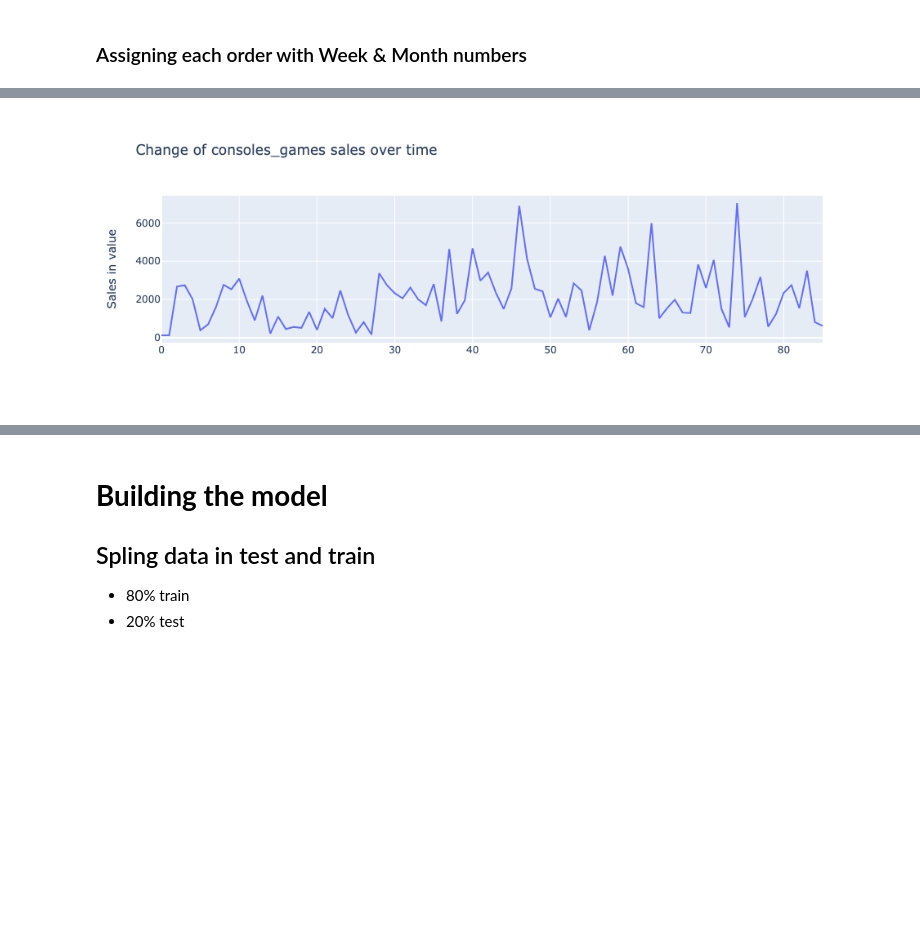
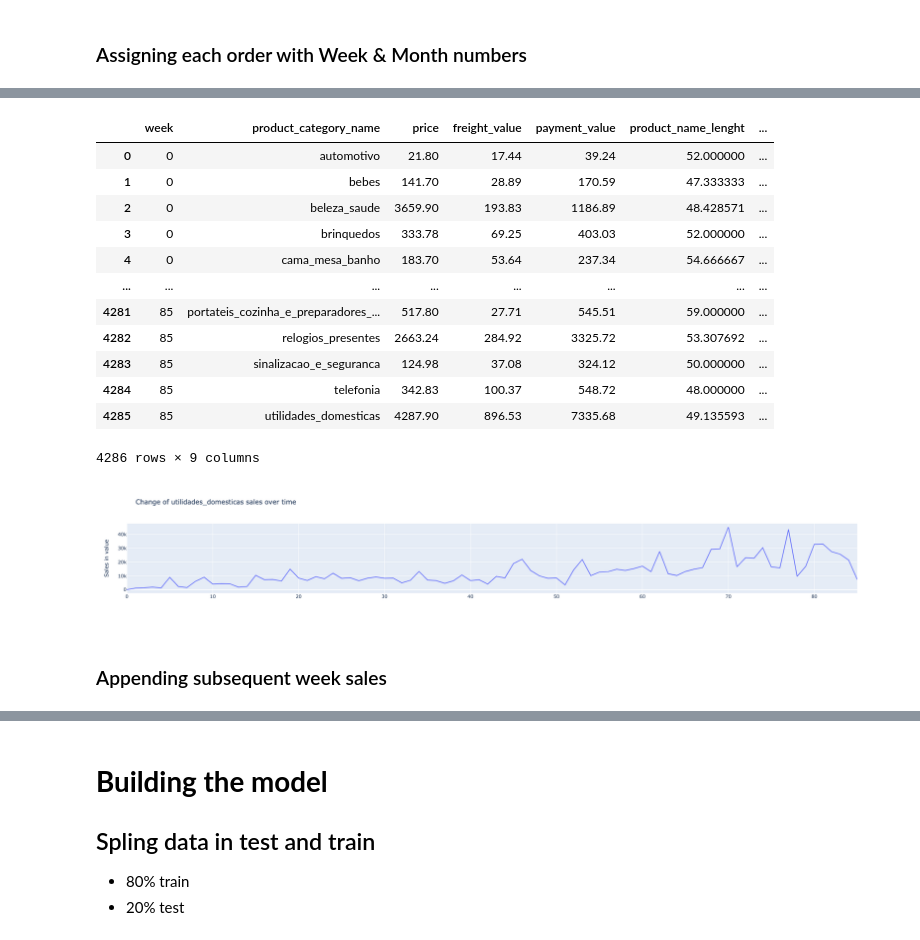
Before and after one commit to SoloSynth1/notebooks, a Jupyter notebook: DecisionTreeRegressor.ipynb, the cells around one changed output, grey strips where cells are left out. Saved outputs shown, nothing was run; the diff lists cells and outputs as text; code cells hidden in the pictures; blank space fills up the shorter version.

```diff
--- a/DecisionTreeRegressor.ipynb
+++ b/DecisionTreeRegressor.ipynb
@@ -431,6 +436,0 @@ df_train
-# %%
-selected_metric = 'week'
-dropped_metrics = 'month'
-
-df_train = df_train.groupby([selected_metric, 'product_category_name'], as_index=False).sum()
-df_train = df_train.drop(dropped_metrics, axis=1)
@@ -457,0 +437,5 @@ print(yhat)
+# %%
+sum_features = ['price', 'freight_value', 'payment_value']
+
+df_train_sum_cols = df_train.groupby(['week', 'product_category_name'], as_index=False)[sum_features].sum()
+df_train_sum_cols
@@ -457,0 +475,3 @@ print(yhat)
+# %%
+df_train_mean_cols = df_train.groupby(['week', 'product_category_name'], as_index=False)[['product_name_lenght', 'product_photos_qty', 'payment_sequential', 'payment_installments']].mean()
+df_train_mean_cols
@@ -458,7 +494,28 @@ print(yhat)
+# %%
+df_train = df_train_sum_cols.merge(df_train_mean_cols)
+df_train
+# %% [output]
+|  | week | product_category_name | price | freight_value | payment_value | product_name_lenght | ... |
+| 0 | 0 | automotivo | 21.80 | 17.44 | 39.24 | 52.000000 | ... |
+| 1 | 0 | bebes | 141.70 | 28.89 | 170.59 | 47.333333 | ... |
+| 2 | 0 | beleza_saude | 3659.90 | 193.83 | 1186.89 | 48.428571 | ... |
+| 3 | 0 | brinquedos | 333.78 | 69.25 | 403.03 | 52.000000 | ... |
+| 4 | 0 | cama_mesa_banho | 183.70 | 53.64 | 237.34 | 54.666667 | ... |
+| ... | ... | ... | ... | ... | ... | ... | ... |
+| 4281 | 85 | portateis_cozinha_e_preparadores_... | 517.80 | 27.71 | 545.51 | 59.000000 | ... |
+| 4282 | 85 | relogios_presentes | 2663.24 | 284.92 | 3325.72 | 53.307692 | ... |
+| 4283 | 85 | sinalizacao_e_seguranca | 124.98 | 37.08 | 324.12 | 50.000000 | ... |
+| 4284 | 85 | telefonia | 342.83 | 100.37 | 548.72 | 48.000000 | ... |
+| 4285 | 85 | utilidades_domesticas | 4287.90 | 896.53 | 7335.68 | 49.135593 | ... |
+4286 rows × 9 columns
 # %%
+selected_category = 'utilidades_domesticas'
+
 df_cat = select_category_df(df_train, selected_category, 'week')
 fig = plot_sales_over_time(df_cat, selected_category, 'week')
 
 fig.show()
 # %% [output]
-[figure, old version]
+[figure, new version]
+# %% [markdown]
+### Appending subsequent week sales
```
Also changed, not shown: parts of 28 cells of this notebook.
